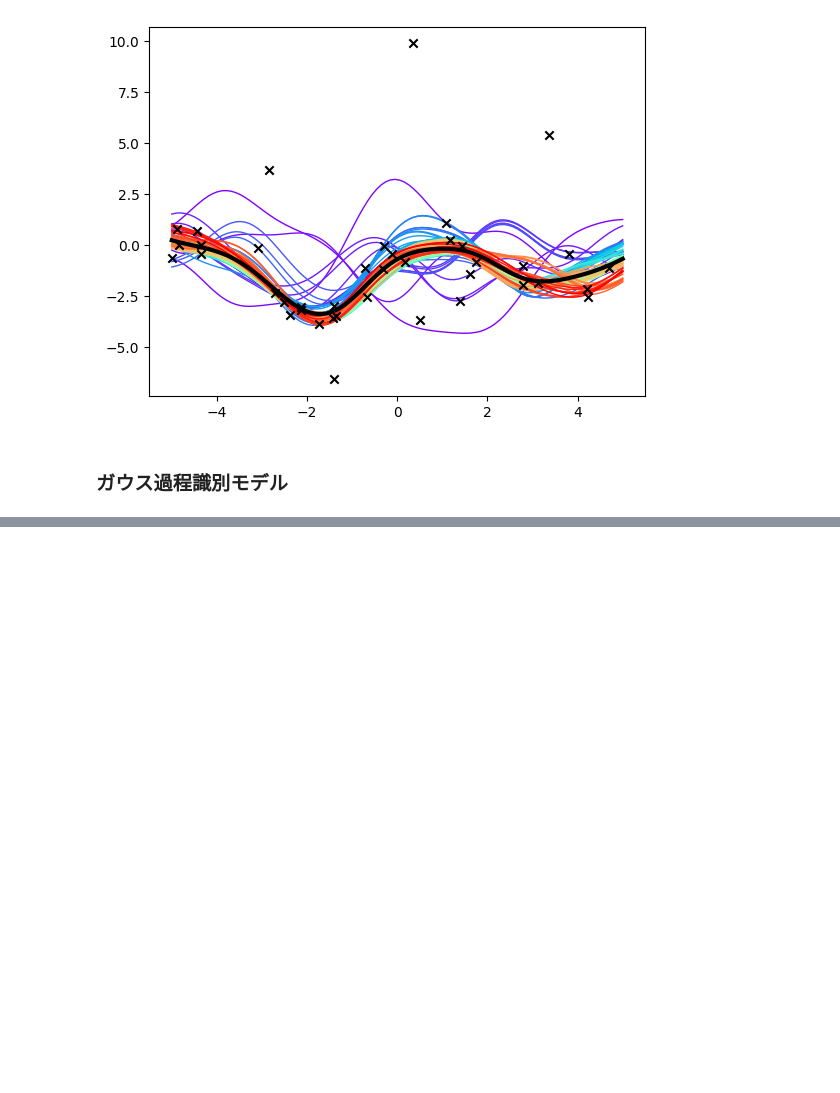
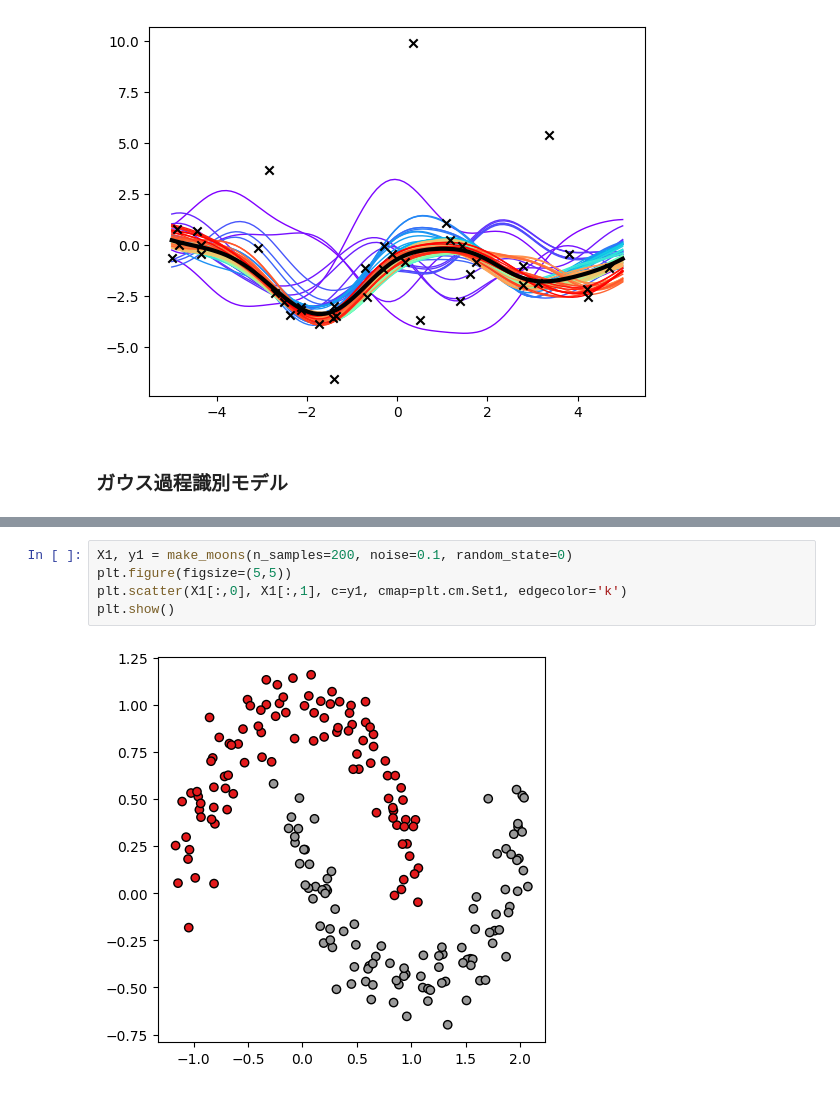
Before and after one commit to skmyng/gpr, a Jupyter notebook: chap3_6.ipynb, the cells around one changed output, grey strips where cells are left out. Saved outputs shown, nothing was run; the diff lists cells and outputs as text; blank space fills up the shorter version.

```diff
--- a/chap3_6.ipynb
+++ b/chap3_6.ipynb
@@ -219,0 +244,7 @@ fig.tight_layout()
+# %%
+X1, y1 = make_moons(n_samples=200, noise=0.1, random_state=0)
+plt.figure(figsize=(5,5))
+plt.scatter(X1[:,0], X1[:,1], c=y1, cmap=plt.cm.Set1, edgecolor='k')
+plt.show()
+# %% [output]
+[figure, added]
```
Also changed, not shown: parts of 13 cells of this notebook.
